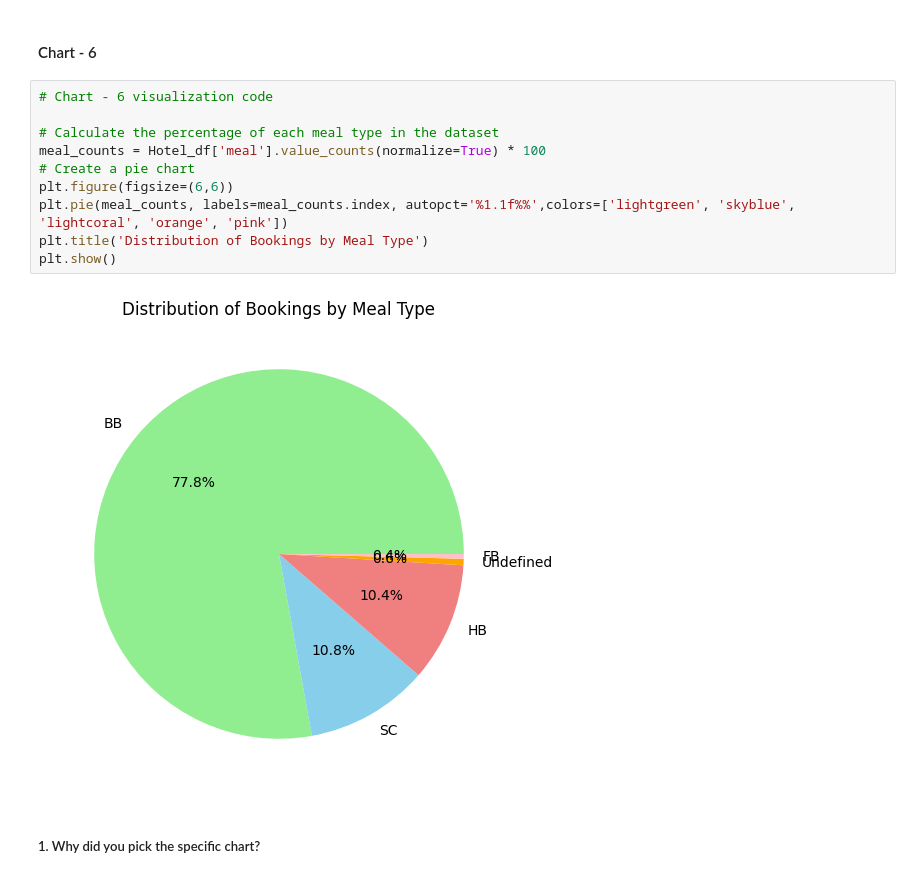
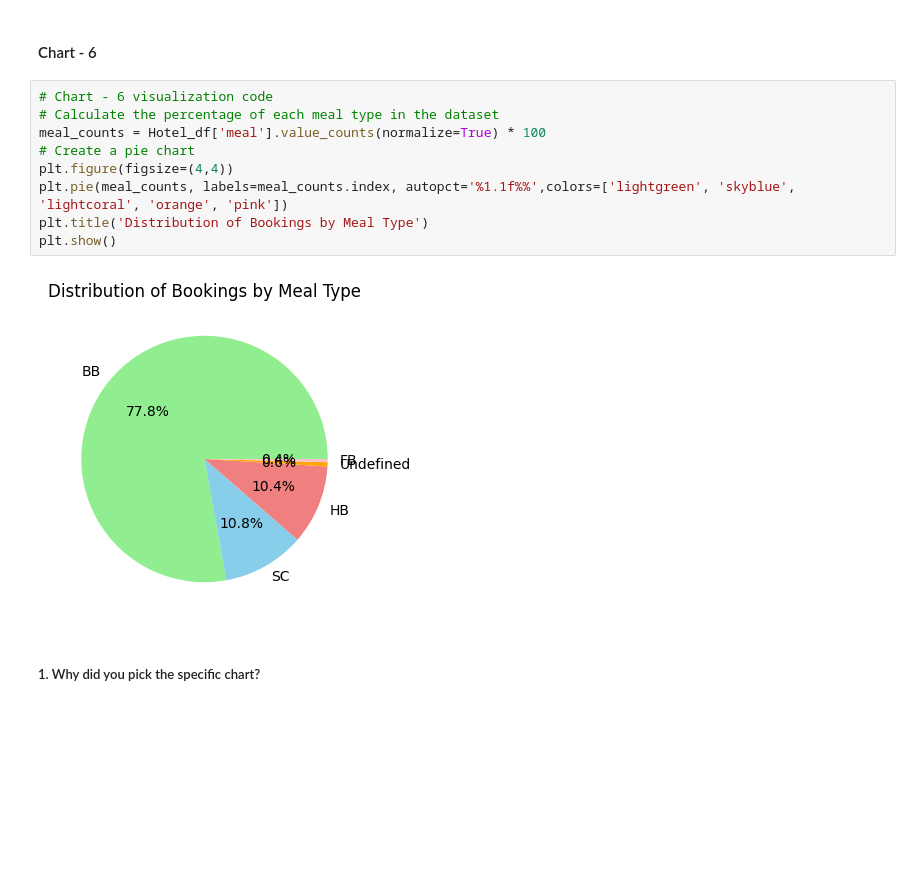
Before and after one commit to Sonall2023/Capstone_EDA_Hotel_booking, a Jupyter notebook: Final_Hotel_Booking_Analysis.ipynb, the cells around one changed output. Cells and saved outputs as stored; diff of their text form; blank space fills up the shorter version.

```diff
--- a/Final_Hotel_Booking_Analysis.ipynb
+++ b/Final_Hotel_Booking_Analysis.ipynb
@@ -675,16 +647,15 @@ City Hotel's high cancellation rate may cause negative growth. This can result i
 #### Chart - 6
 # %%
 # Chart - 6 visualization code
-
 # Calculate the percentage of each meal type in the dataset
 meal_counts = Hotel_df['meal'].value_counts(normalize=True) * 100
 # Create a pie chart
-plt.figure(figsize=(6,6))
+plt.figure(figsize=(4,4))
 plt.pie(meal_counts, labels=meal_counts.index, autopct='%1.1f%%',colors=['lightgreen', 'skyblue', 'lightcoral', 'orange', 'pink'])
 plt.title('Distribution of Bookings by Meal Type')
 plt.show()
 # %% [output]
-[figure, old version]
+[figure, new version]
 # %% [markdown]
 ##### 1. Why did you pick the specific chart?
 # %% [markdown]
```
Also changed, not shown: parts of 25 cells of this notebook.
